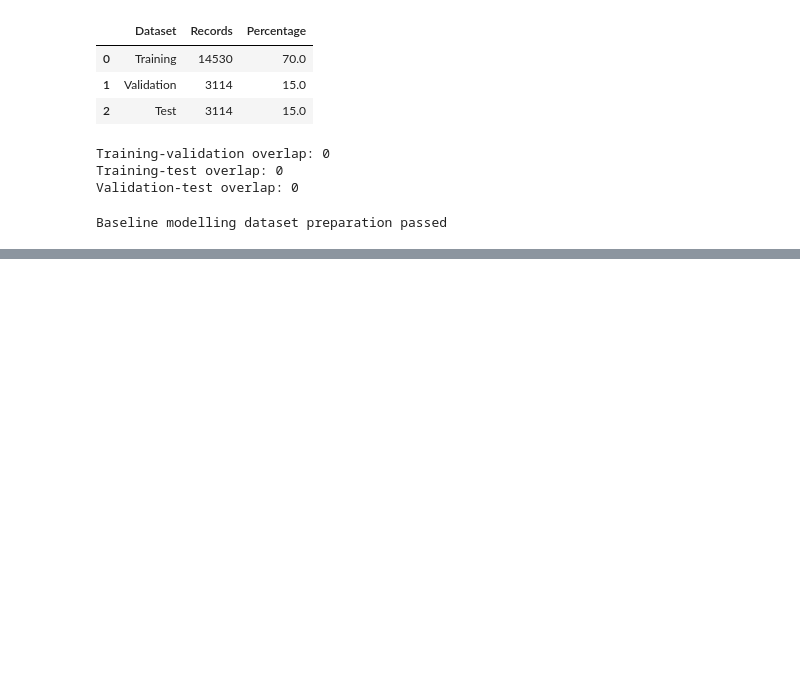
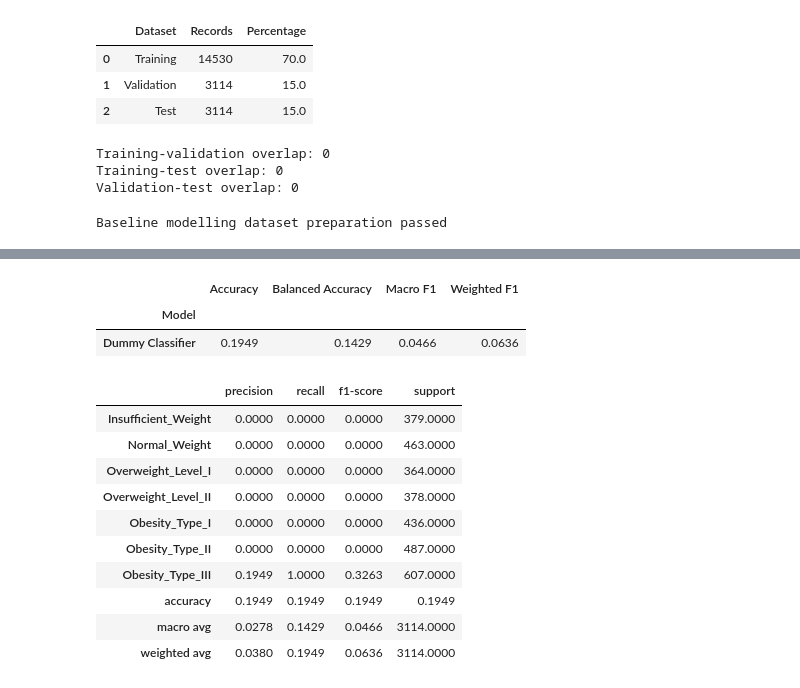
Before and after one commit to SMCodeX7/Obesity-Risk-Intelligence-System, a Jupyter notebook: notebooks/04_baseline_models.ipynb, the cells around one changed output, grey strips where cells are left out. Cells and saved outputs as stored; diff of their text form; code cells hidden in the pictures; blank space fills up the shorter version.

Commit message:
Add dummy classifier benchmark

```diff
--- a/notebooks/04_baseline_models.ipynb
+++ b/notebooks/04_baseline_models.ipynb
@@ -236,0 +287,6 @@ Baseline modelling dataset preparation passed
+# %%
+dummy_classifier = DummyClassifier(
+    strategy="most_frequent"
+)
+
+dummy_classifier
@@ -236,0 +295,5 @@ Baseline modelling dataset preparation passed
+# %%
+dummy_classifier.fit(
+    X_train,
+    y_train,
+)
@@ -236,0 +302,6 @@ Baseline modelling dataset preparation passed
+# %%
+dummy_validation_predictions = (
+    dummy_classifier.predict(
+        X_validation
+    )
+)
@@ -236,0 +372,54 @@ Baseline modelling dataset preparation passed
+# %%
+dummy_result = calculate_classification_metrics(
+    model_name="Dummy Classifier",
+    y_true=y_validation,
+    y_pred=dummy_validation_predictions,
+)
+
+model_results = [
+    dummy_result
+]
+
+model_comparison_df = (
+    pd.DataFrame(model_results)
+    .set_index("Model")
+    .round(4)
+)
+
+model_comparison_df
+# %% [output]
+|  | Accuracy | Balanced Accuracy | Macro F1 | Weighted F1 |
+| Model |  |  |  |  |
+| Dummy Classifier | 0.1949 | 0.1429 | 0.0466 | 0.0636 |
+# %%
+dummy_classification_report = (
+    classification_report(
+        y_validation,
+        dummy_validation_predictions,
+        labels=CLASS_ORDER,
+        output_dict=True,
+        zero_division=0,
+    )
+)
+
+dummy_report_df = (
+    pd.DataFrame(
+        dummy_classification_report
+    )
+    .transpose()
+    .round(4)
+)
+
+dummy_report_df
+# %% [output]
+|  | precision | recall | f1-score | support |
+| Insufficient_Weight | 0.0000 | 0.0000 | 0.0000 | 379.0000 |
+| Normal_Weight | 0.0000 | 0.0000 | 0.0000 | 463.0000 |
+| Overweight_Level_I | 0.0000 | 0.0000 | 0.0000 | 364.0000 |
+| Overweight_Level_II | 0.0000 | 0.0000 | 0.0000 | 378.0000 |
+| Obesity_Type_I | 0.0000 | 0.0000 | 0.0000 | 436.0000 |
+| Obesity_Type_II | 0.0000 | 0.0000 | 0.0000 | 487.0000 |
+| Obesity_Type_III | 0.1949 | 1.0000 | 0.3263 | 607.0000 |
+| accuracy | 0.1949 | 0.1949 | 0.1949 | 0.1949 |
+| macro avg | 0.0278 | 0.1429 | 0.0466 | 3114.0000 |
+| weighted avg | 0.0380 | 0.1949 | 0.0636 | 3114.0000 |
```
Also changed, not shown: parts of 10 cells of this notebook.
